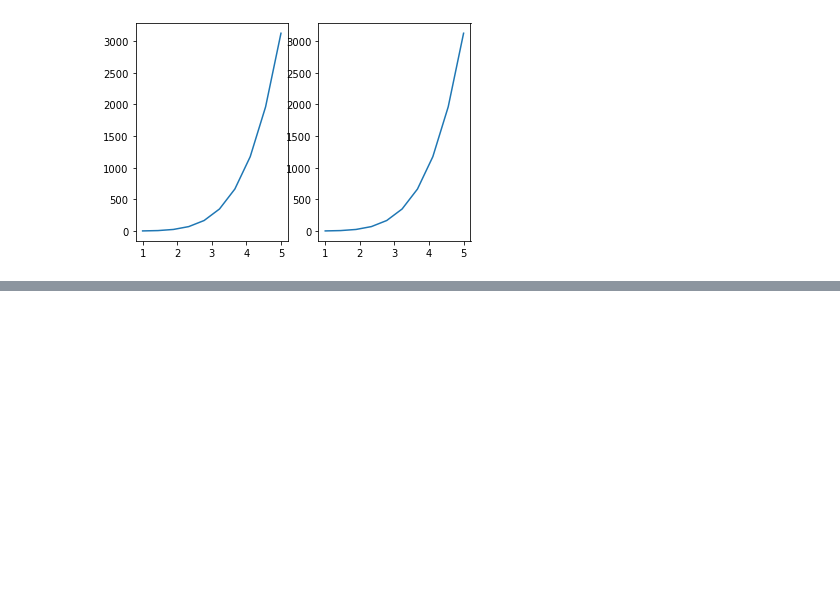
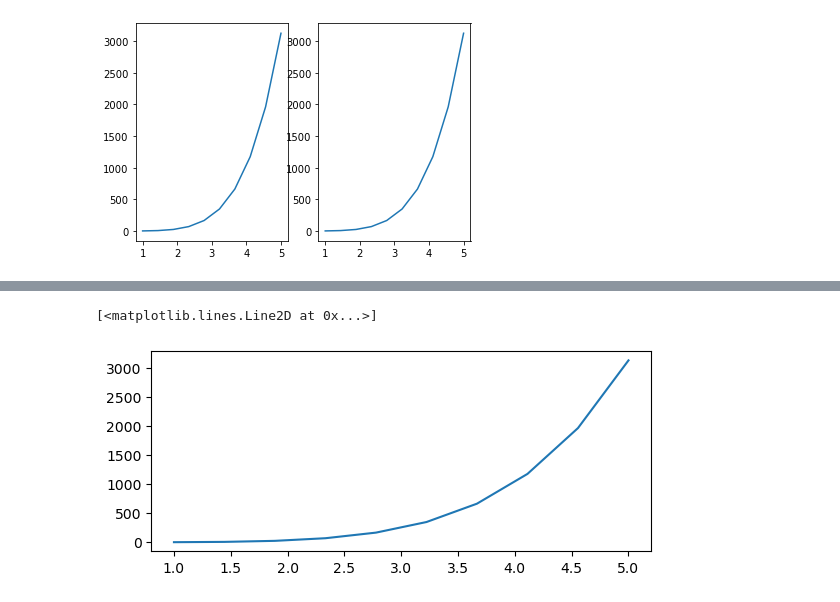
Before and after one commit to probe2k/webinar-2.0, a Jupyter notebook: crashcourse.ipynb, the cells around one changed output, grey strips where cells are left out. Saved outputs shown, nothing was run; the diff lists cells and outputs as text; code cells hidden in the pictures; blank space fills up the shorter version.

```diff
--- a/crashcourse.ipynb
+++ b/crashcourse.ipynb
@@ -1136,0 +1153,10 @@ for axes in a:
+# %%
+# And there we go, that fixes it.
+
+# Now, we'll dive into something a bit more concerning to visual aesthetics. Let's talk about the dimensions of the plots, dpi and aspect ratio. So, considering the figure method call, you can overload it with this
+f = plt.figure(figsize=(5, 2), dpi=100)
+a = f.add_axes([0, 0, 1, 1])
+a.plot(x, y)
+# %% [output]
+[<matplotlib.lines.Line2D at 0x...>]
+[figure, added]
```
Also changed, not shown: parts of 6 cells of this notebook.
